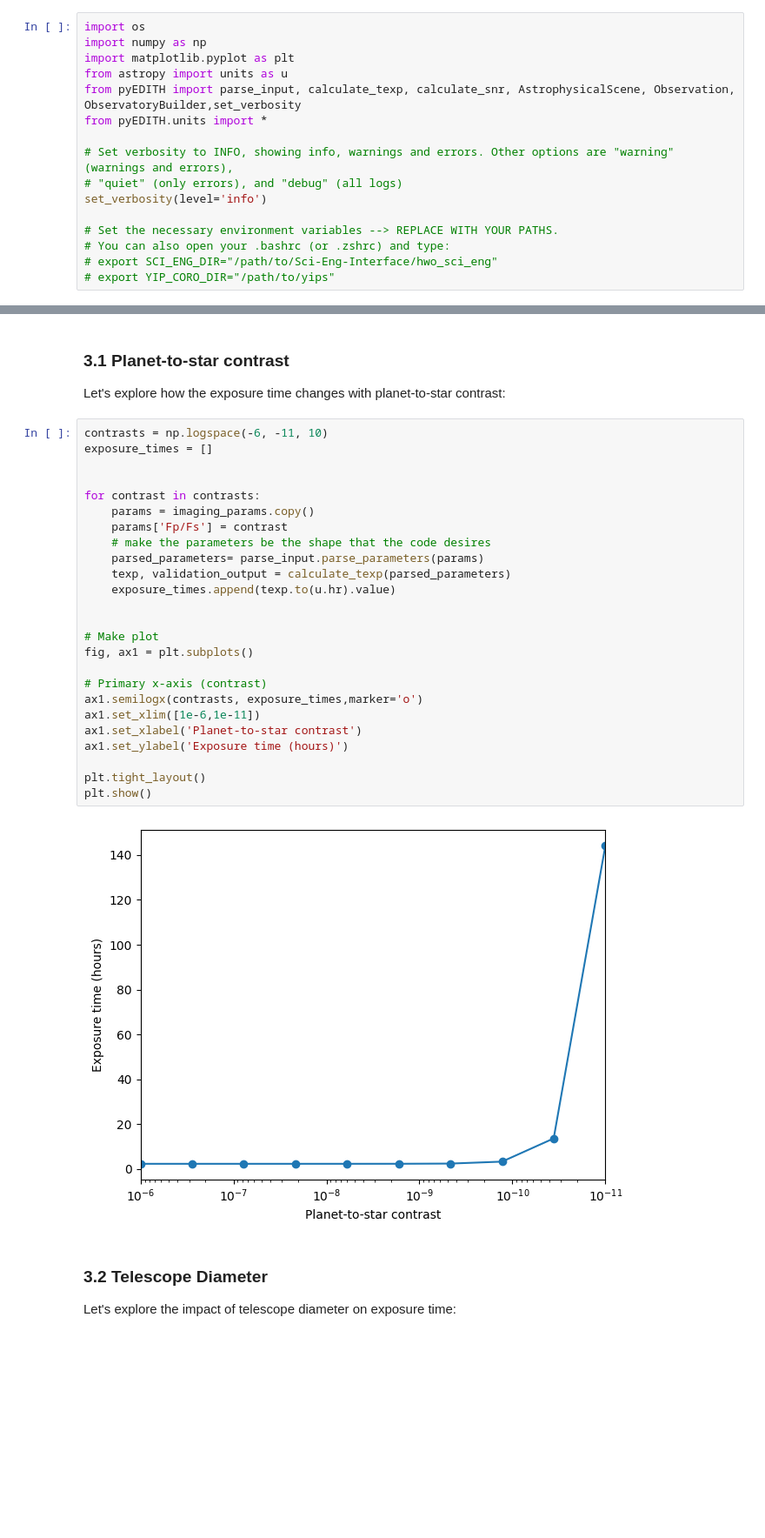
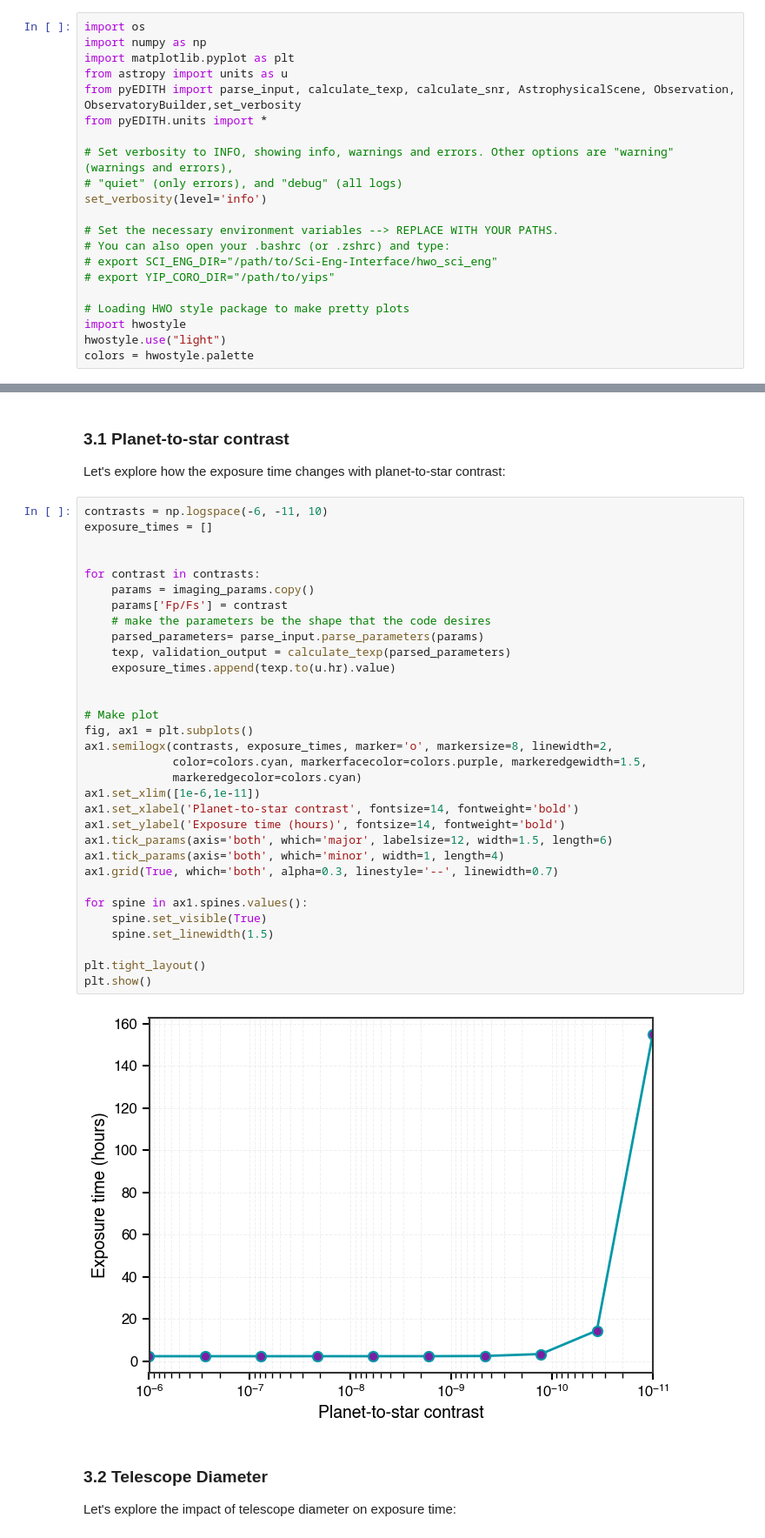
Before and after one commit to HWO-Project/pyEDITH, a Jupyter notebook: tutorials/imaging_tutorial.ipynb, the cells around one changed output, grey strips where cells are left out. Shown at 87% size. Cells and saved outputs as stored; diff of their text form; blank space fills up the shorter version.

```diff
--- a/tutorials/imaging_tutorial.ipynb
+++ b/tutorials/imaging_tutorial.ipynb
@@ -33,4 +33,9 @@ set_verbosity(level='info')
 # You can also open your .bashrc (or .zshrc) and type:
 # export SCI_ENG_DIR="/path/to/Sci-Eng-Interface/hwo_sci_eng"
 # export YIP_CORO_DIR="/path/to/yips"
+
+# Loading HWO style package to make pretty plots
+import hwostyle
+hwostyle.use("light")
+colors = hwostyle.palette
 # %% [output]
@@ -246,30 +253,37 @@ Let's explore how the exposure time changes with planet-to-star contrast:
 # %%
 contrasts = np.logspace(-6, -11, 10)
 exposure_times = []
 
 
 for contrast in contrasts:
     params = imaging_params.copy()
     params['Fp/Fs'] = contrast
     # make the parameters be the shape that the code desires
     parsed_parameters= parse_input.parse_parameters(params)
     texp, validation_output = calculate_texp(parsed_parameters)
     exposure_times.append(texp.to(u.hr).value)
 
 
 # Make plot
 fig, ax1 = plt.subplots()
+ax1.semilogx(contrasts, exposure_times, marker='o', markersize=8, linewidth=2,
+             color=colors.cyan, markerfacecolor=colors.purple, markeredgewidth=1.5,
+             markeredgecolor=colors.cyan)
+ax1.set_xlim([1e-6,1e-11])
+ax1.set_xlabel('Planet-to-star contrast', fontsize=14, fontweight='bold')
+ax1.set_ylabel('Exposure time (hours)', fontsize=14, fontweight='bold')
+ax1.tick_params(axis='both', which='major', labelsize=12, width=1.5, length=6)
+ax1.tick_params(axis='both', which='minor', width=1, length=4)
+ax1.grid(True, which='both', alpha=0.3, linestyle='--', linewidth=0.7)
 
-# Primary x-axis (contrast)
-ax1.semilogx(contrasts, exposure_times,marker='o')
-ax1.set_xlim([1e-6,1e-11])
-ax1.set_xlabel('Planet-to-star contrast')
-ax1.set_ylabel('Exposure time (hours)')
+for spine in ax1.spines.values():
+    spine.set_visible(True)
+    spine.set_linewidth(1.5)
 
 plt.tight_layout()
 plt.show()
 # %% [output]
-[figure, old version]
+[figure, new version]
 # %% [markdown]
 ### 3.2 Telescope Diameter
 
```
Also changed, not shown: parts of 12 cells of this notebook, 2 other files.
